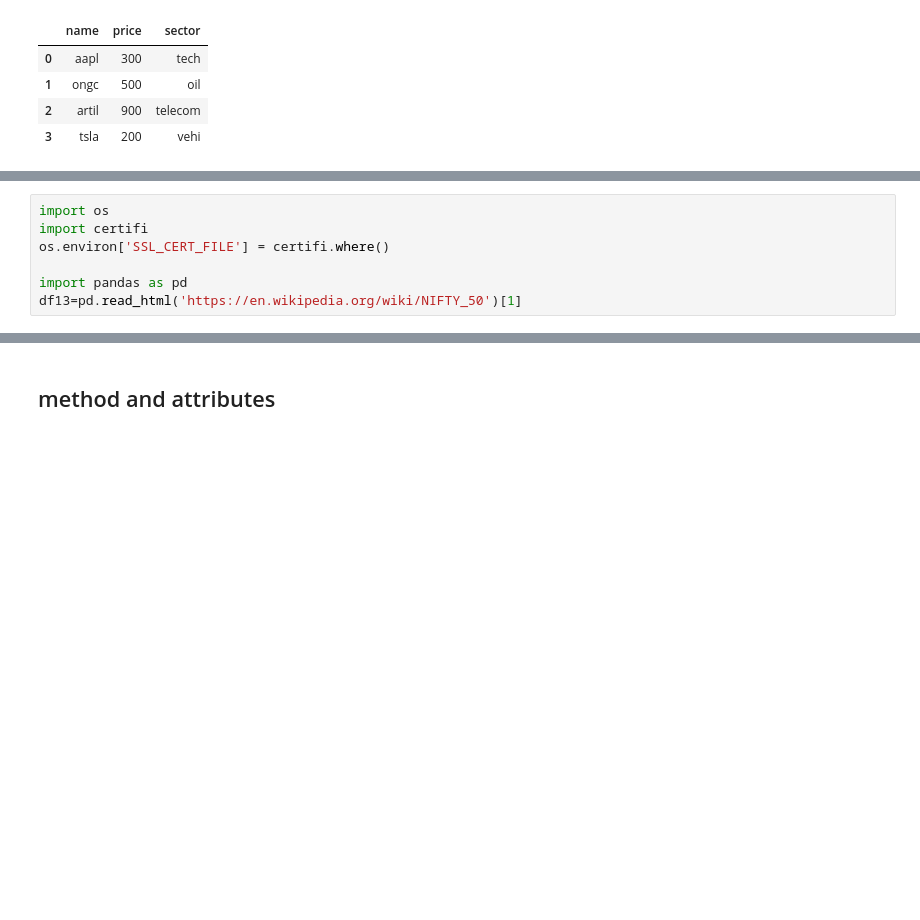
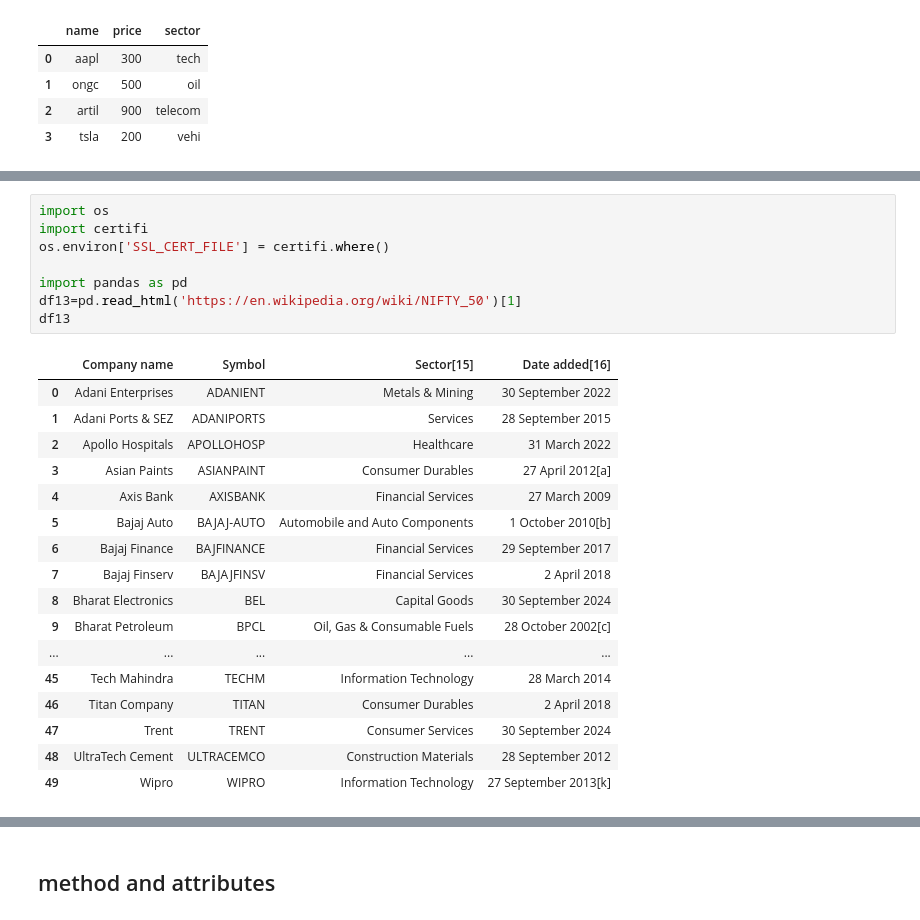
Before and after one commit to sunilsala88/batch-30-hindi, a Jupyter notebook: 9_data_analysis/pandas1.ipynb, the cells around one changed output, grey strips where cells are left out. Cells and saved outputs as stored; diff of their text form; blank space fills up the shorter version.

```diff
--- a/9_data_analysis/pandas1.ipynb
+++ b/9_data_analysis/pandas1.ipynb
@@ -104,10 +89,29 @@ df12
 # %%
 import os
 import certifi
 os.environ['SSL_CERT_FILE'] = certifi.where()
 
 import pandas as pd
 df13=pd.read_html('https://en.wikipedia.org/wiki/NIFTY_50')[1]
+df13
+# %% [output]
+|  | Company name | Symbol | Sector[15] | Date added[16] |
+| 0 | Adani Enterprises | ADANIENT | Metals & Mining | 30 September 2022 |
+| 1 | Adani Ports & SEZ | ADANIPORTS | Services | 28 September 2015 |
+| 2 | Apollo Hospitals | APOLLOHOSP | Healthcare | 31 March 2022 |
+| 3 | Asian Paints | ASIANPAINT | Consumer Durables | 27 April 2012[a] |
+| 4 | Axis Bank | AXISBANK | Financial Services | 27 March 2009 |
+| 5 | Bajaj Auto | BAJAJ-AUTO | Automobile and Auto Components | 1 October 2010[b] |
+| 6 | Bajaj Finance | BAJFINANCE | Financial Services | 29 September 2017 |
+| 7 | Bajaj Finserv | BAJAJFINSV | Financial Services | 2 April 2018 |
+| 8 | Bharat Electronics | BEL | Capital Goods | 30 September 2024 |
+| 9 | Bharat Petroleum | BPCL | Oil, Gas & Consumable Fuels | 28 October 2002[c] |
+| ... | ... | ... | ... | ... |
+| 45 | Tech Mahindra | TECHM | Information Technology | 28 March 2014 |
+| 46 | Titan Company | TITAN | Consumer Durables | 2 April 2018 |
+| 47 | Trent | TRENT | Consumer Services | 30 September 2024 |
+| 48 | UltraTech Cement | ULTRACEMCO | Construction Materials | 28 September 2012 |
+| 49 | Wipro | WIPRO | Information Technology | 27 September 2013[k] |
 # %%
 # !pip install openpyxl
 # !pip freeze
```
Also changed, not shown: parts of 18 cells of this notebook, 1 other file.
